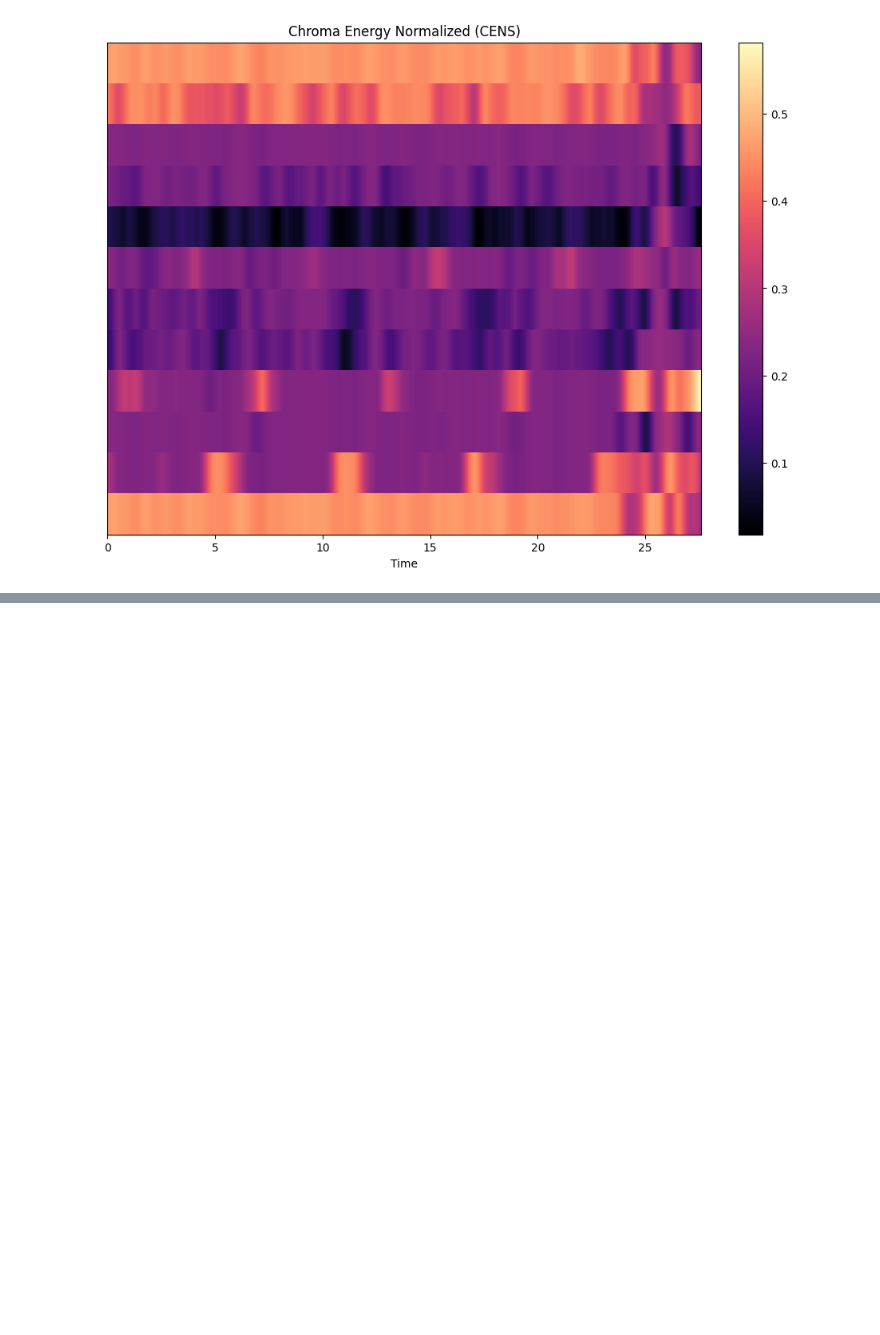
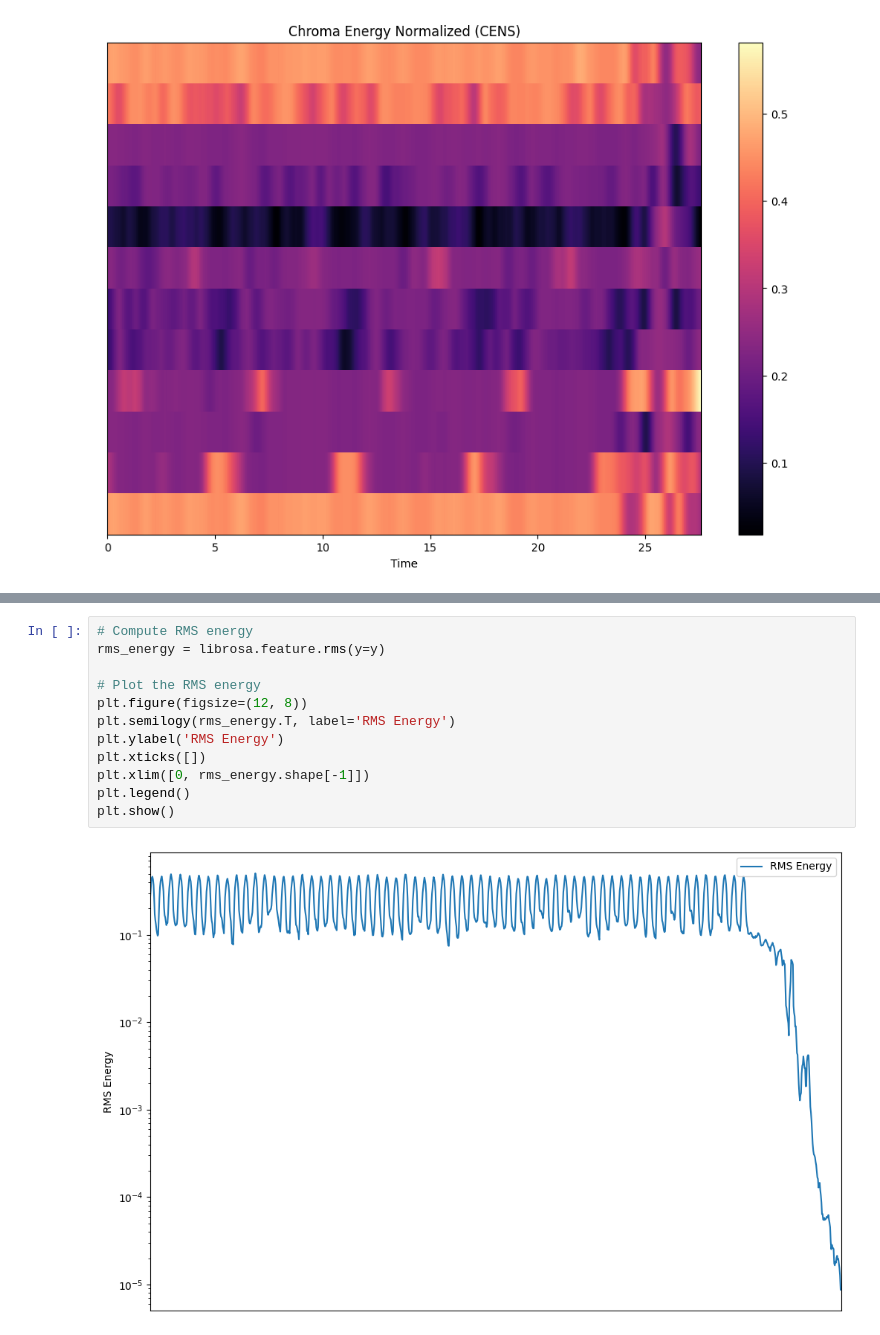
Before and after one commit to ka-de/notebooks, a Jupyter notebook: Audio/Show Me Your Sound.ipynb, the cells around one changed output, grey strips where cells are left out. Drawn from its saved outputs; the diff is of its cells as text; blank space fills up the shorter version.

```diff
--- a/Audio/Show Me Your Sound.ipynb
+++ b/Audio/Show Me Your Sound.ipynb
@@ -145,0 +200,14 @@ plt.show()
+# %%
+# Compute RMS energy
+rms_energy = librosa.feature.rms(y=y)
+
+# Plot the RMS energy
+plt.figure(figsize=(12, 8))
+plt.semilogy(rms_energy.T, label='RMS Energy')
+plt.ylabel('RMS Energy')
+plt.xticks([])
+plt.xlim([0, rms_energy.shape[-1]])
+plt.legend()
+plt.show()
+# %% [output]
+[figure, added]
```
Also changed, not shown: parts of 4 cells of this notebook, 1 other file.
